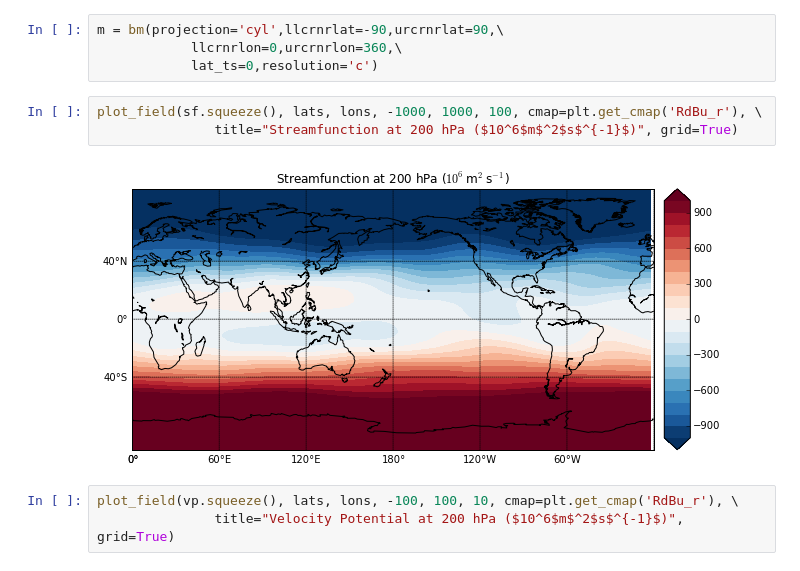
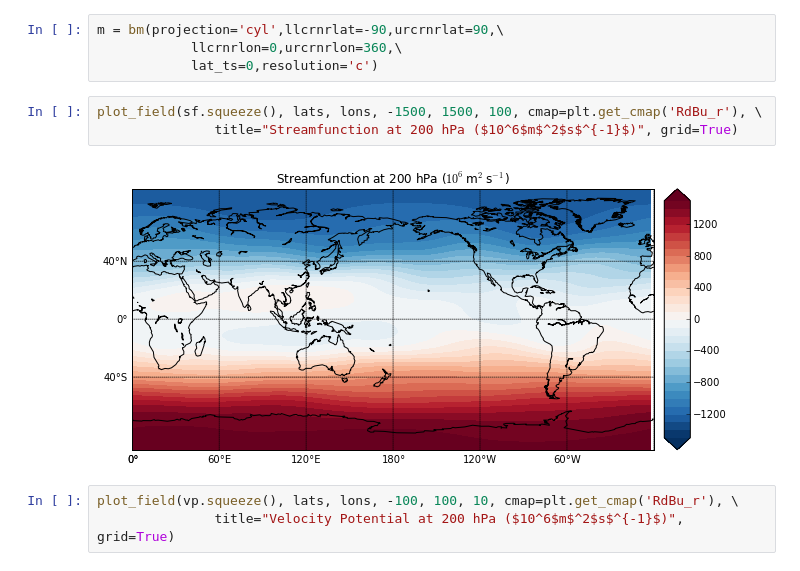
Before and after one commit to nicolasfauchereau/metocean, a Jupyter notebook: notebooks/spharm.ipynb, the cells around one changed output. Drawn from its saved outputs; the diff is of its cells as text.

```diff
--- a/notebooks/spharm.ipynb
+++ b/notebooks/spharm.ipynb
@@ -113,10 +113,10 @@ m = bm(projection='cyl',llcrnrlat=-90,urcrnrlat=90,\
             llcrnrlon=0,urcrnrlon=360,\
             lat_ts=0,resolution='c')
 # %%
-plot_field(sf.squeeze(), lats, lons, -1000, 1000, 100, cmap=plt.get_cmap('RdBu_r'), \
+plot_field(sf.squeeze(), lats, lons, -1500, 1500, 100, cmap=plt.get_cmap('RdBu_r'), \
                title="Streamfunction at 200 hPa ($10^6$m$^2$s$^{-1}$)", grid=True)
 # %% [output]
-[figure, old version]
+[figure, new version]
 # %%
 plot_field(vp.squeeze(), lats, lons, -100, 100, 10, cmap=plt.get_cmap('RdBu_r'), \
                title="Velocity Potential at 200 hPa ($10^6$m$^2$s$^{-1}$)", grid=True)
```
Also changed, not shown: parts of 1 cell of this notebook, 1 other file.
